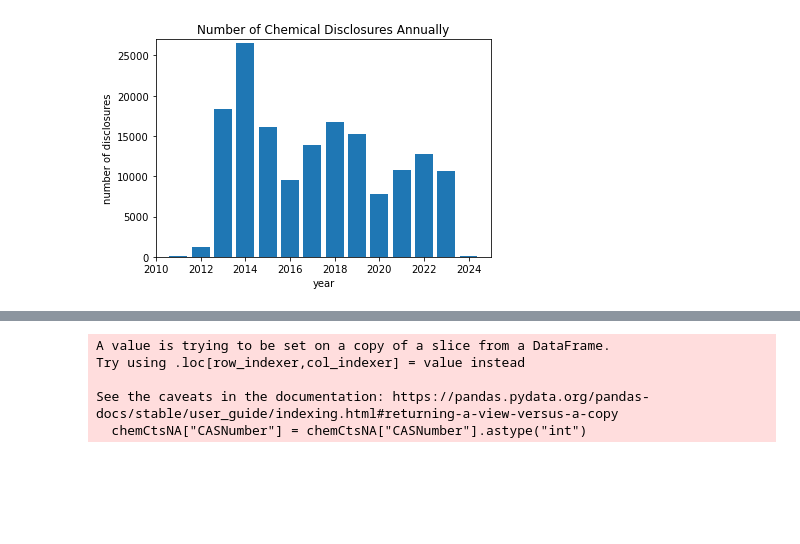
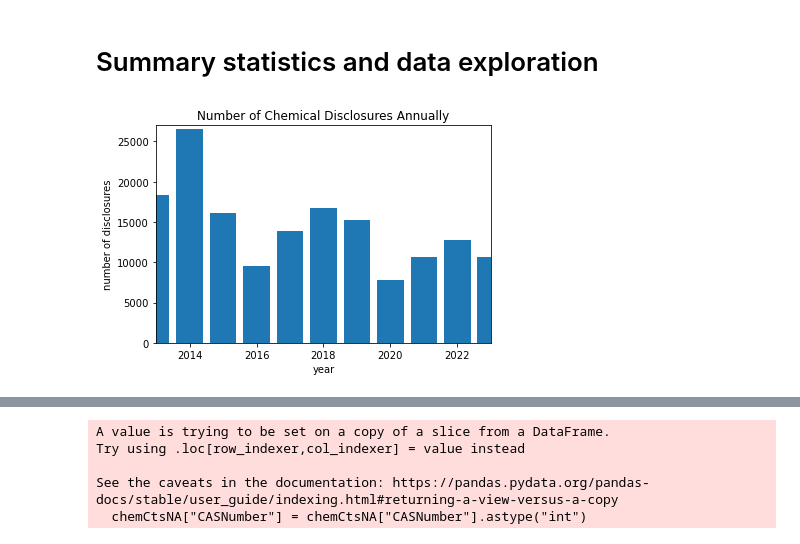
Before and after one commit to elfie42/fracking-research, a Jupyter notebook: code/registry_analysis.ipynb, the cells around one changed output, grey strips where cells are left out. Drawn from its saved outputs; the diff is of its cells as text; code cells hidden in the pictures; blank space fills up the shorter version.

Commit message:
update analysis and visualization code files

```diff
--- a/code/registry_analysis.ipynb
+++ b/code/registry_analysis.ipynb
@@ -13,9 +19,15 @@ pysqldf = lambda q: ps.sqldf(q, globals())
         # according to FracFocus's Terms of Use agreement, any disclosures submitted with FracFocus version 1 (i.e. before 2013) will be missing data
         # so this action excludes all wells from before 2012 and some from 2013, when the version changed
 naCSV = pd.read_csv("..\data\processedRegistry.csv")
-regCSV = pd.read_csv("..\data\processedRegistry.csv").dropna()
+regCSV0 = pd.read_csv("..\data\processedRegistry.csv").dropna()
 
-# each job's disclosed chemical(s) are on their own lines
+# remove 205 rows with impossible numerical values
+regQry = """SELECT *
+FROM regCSV
+WHERE depth >= 0 AND waterVol >= 0 AND nonWaterVol >= 0 AND PercentHFJob >= 0 AND MassIngredient >= 0 AND jobYear < 2025"""
+regCSV = pysqldf(regQry)
+
+# each job's disclosed chemical(s) are on their own lines due to tidy data principles
     # so, to determine how many jobs have been disclosed, keep only the first instance of that job and get rid of the rest
 wellsCSV = regCSV.drop_duplicates(subset = (["APINumber", "jobYear"]), keep = "first") # subset by both APINumber and jobYear because some of the wells (identified by API number) can complete multiple jobs across different years
 
@@ -33,16 +36,18 @@ regCSV.head()
+# %% [markdown]
+# Summary statistics and data exploration
 # %%
-yrsCts = wellsCSV["jobYear"].value_counts().reset_index().rename(columns = {"index" : "year", "jobYear" : "count"}).astype(int)
+yrsCts = wellsCSV["jobYear"].dropna().value_counts().reset_index().rename(columns = {"index" : "year", "jobYear" : "count"}).astype(int)
 #yrsCts.to_csv("yrsCts.csv")
+
+plt.bar(yrsCts["year"], yrsCts["count"])
+
+plt.xlabel("year")
+plt.ylabel("number of disclosures")
+plt.title("Number of Chemical Disclosures Annually")
+
+plt.ylim(0, 27000)
+plt.xlim(2013, 2023)
+
+plt.show()
+# %% [output]
+[figure, added]
-# %%
-plt.bar(yrsCts["year"], yrsCts["count"])
-
-plt.xlabel("year")
-plt.ylabel("number of disclosures")
-plt.title("Number of Chemical Disclosures Annually")
-
-plt.ylim(0, 27000)
-plt.xlim(2010, 2025)
-
-plt.show()
-# %% [output]
-[figure, removed]
```
Also changed, not shown: parts of 30 cells of this notebook, 2 other files.
